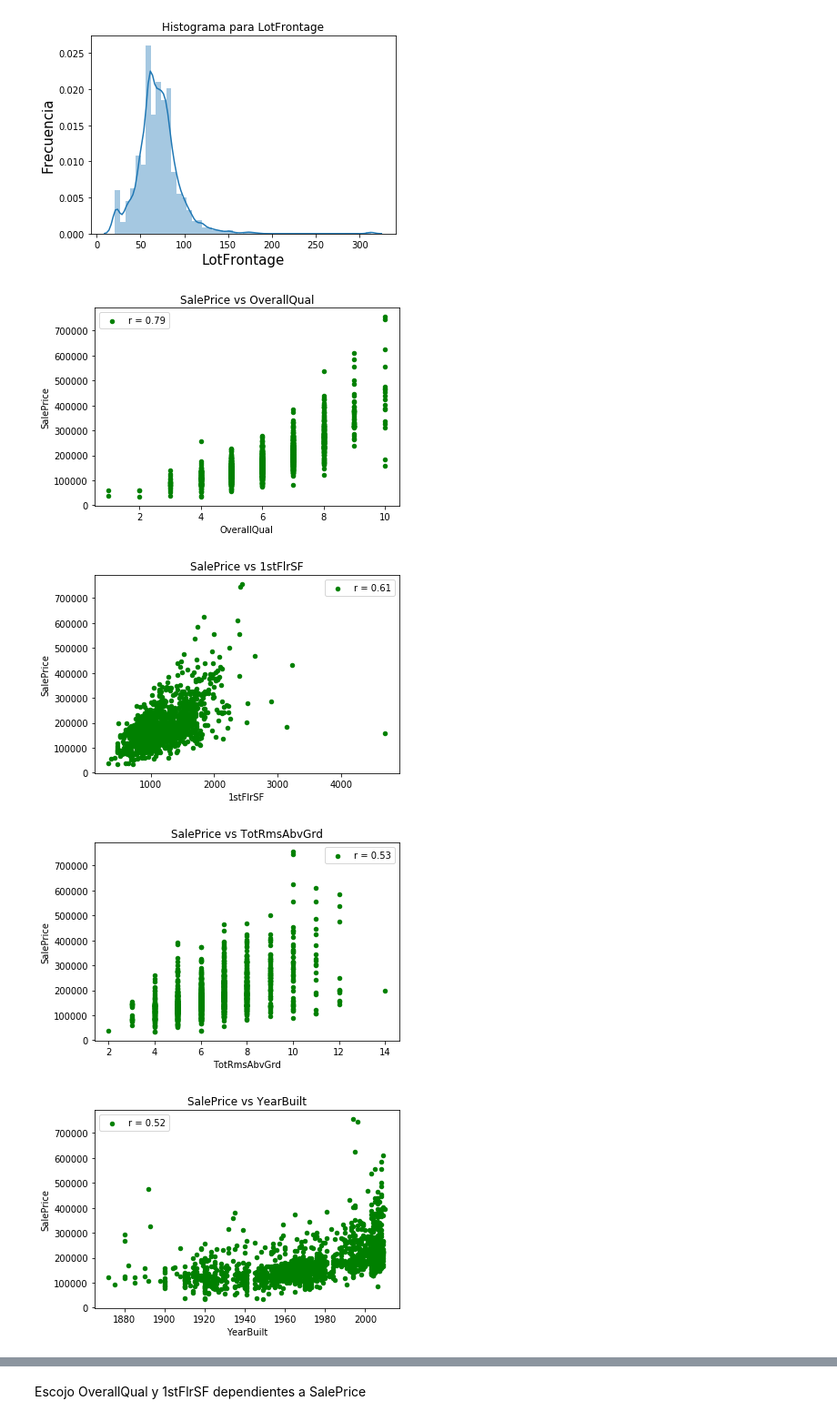
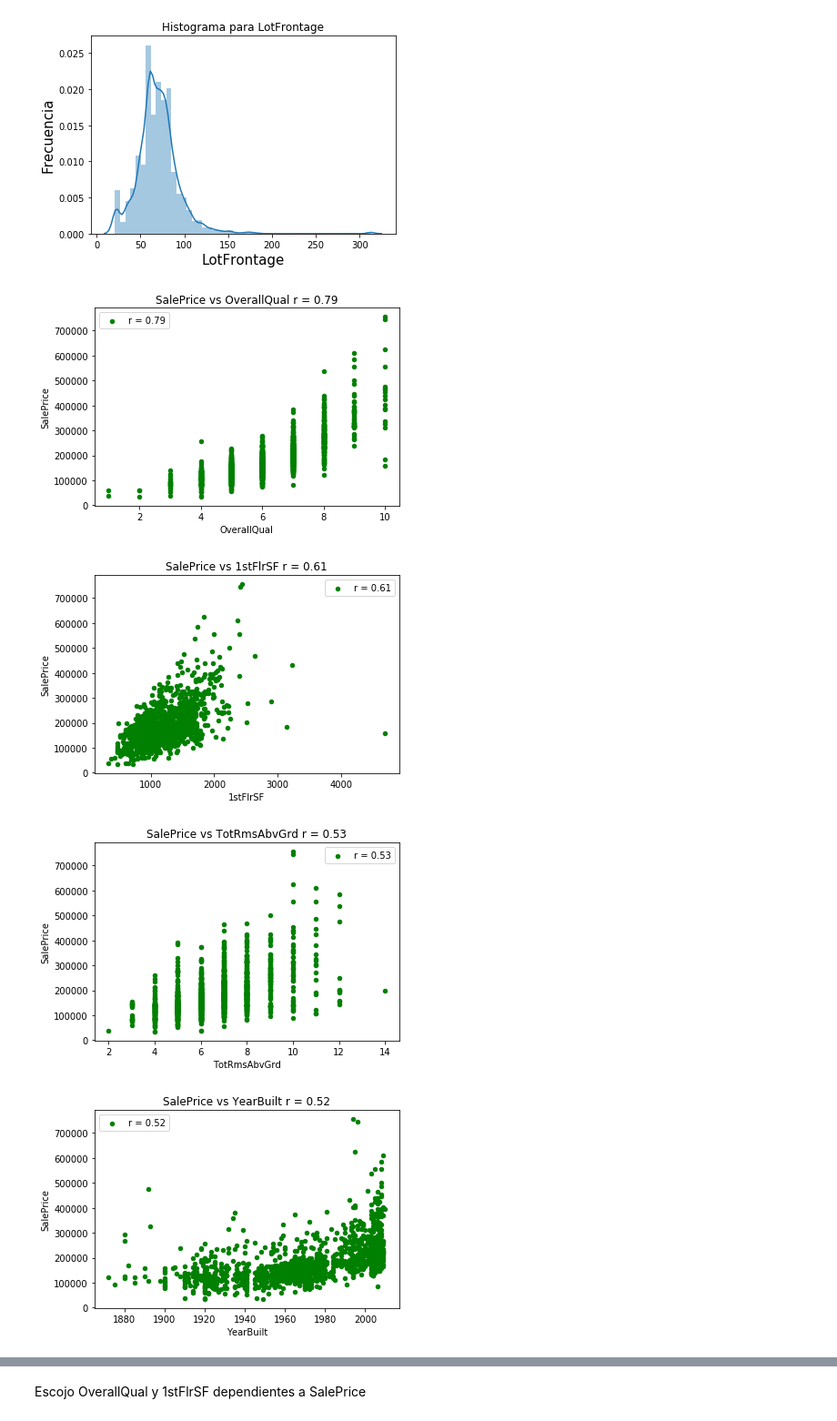
Before and after one commit to AndreRodas/Galielo_DataScience_project, a Jupyter notebook: Proyecto1_DataScience.ipynb, the cells around one changed output, grey strips where cells are left out. Shown at 91% size. Drawn from its saved outputs; the diff is of its cells as text; code cells hidden in the pictures.

```diff
--- a/Proyecto1_DataScience.ipynb
+++ b/Proyecto1_DataScience.ipynb
@@ -109,16 +109,16 @@ for column in df:
 # %%
 i = 0
 for column in df:
     if i != 0:
         corr_num = df['SalePrice'].corr(df[column])
         label = 'r =' + ' {0:.2f}'.format(corr_num)
-        title = 'SalePrice vs ' + names[i]
+        title = 'SalePrice vs ' + names[i] + ' ' + label
         df.plot(x=names[i], y='SalePrice', kind='scatter',title=title, label=label,c = 'g')
         plt.show()
         print()
     i += 1
 # %% [output]
-[figure, old version]
+[figure, new version]
-[figure, old version]
+[figure, new version]
-[figure, old version]
+[figure, new version]
-[figure, old version]
+[figure, new version]
```
Also changed, not shown: parts of 9 cells of this notebook.
